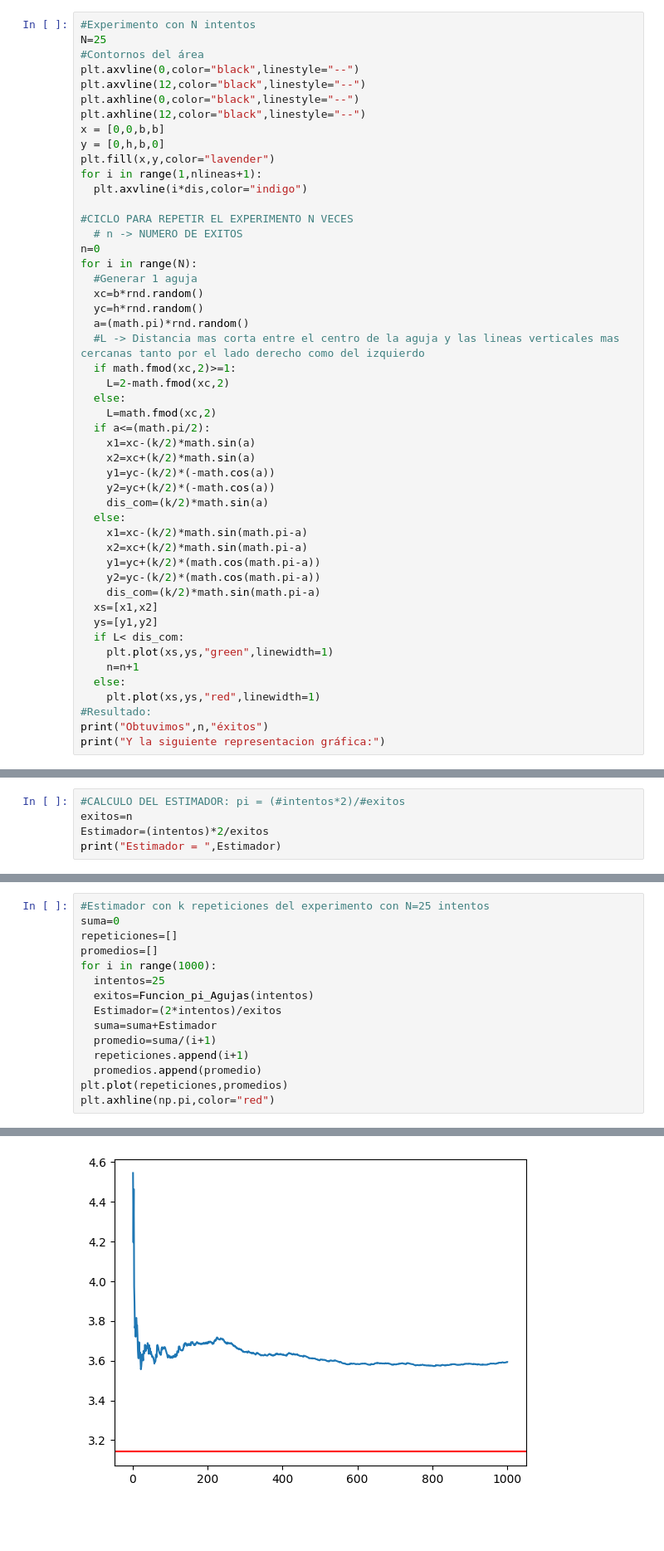
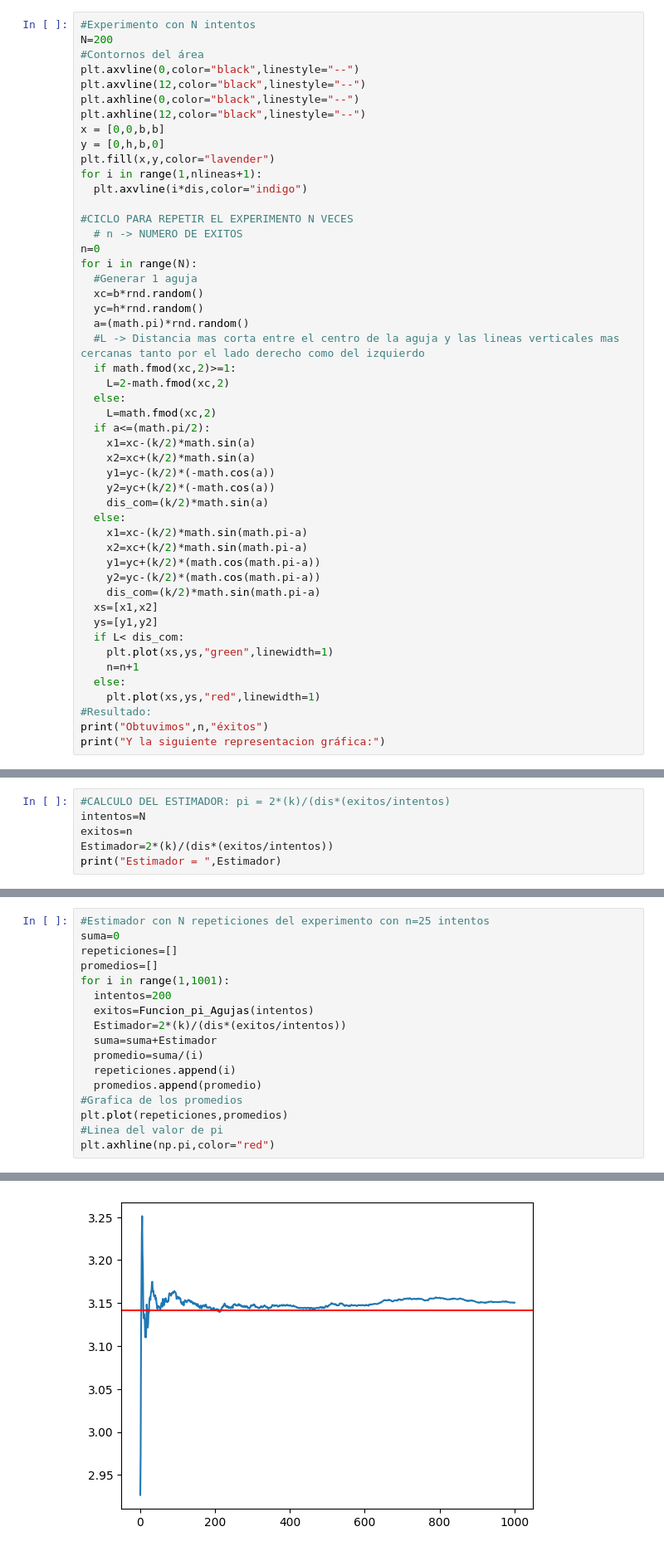
Before and after one commit to Wenypb/Simulacion, a Jupyter notebook: Aguja_Bufon.ipynb, the cells around one changed output, grey strips where cells are left out. Shown at 83% size. Cells and saved outputs as stored; diff of their text form; blank space fills up the shorter version.

```diff
--- a/Aguja_Bufon.ipynb
+++ b/Aguja_Bufon.ipynb
@@ -50,6 +86,6 @@ plt.show()
 # %%
 #Experimento con N intentos
-N=25
+N=200
 #Contornos del área
 plt.axvline(0,color="black",linestyle="--")
 plt.axvline(12,color="black",linestyle="--")
@@ -103,6 +145,7 @@ Y la siguiente representacion gráfica:
 # %%
-#CALCULO DEL ESTIMADOR: pi = (#intentos*2)/#exitos
+#CALCULO DEL ESTIMADOR: pi = 2*(k)/(dis*(exitos/intentos)
+intentos=N
 exitos=n
-Estimador=(intentos)*2/exitos
+Estimador=2*(k)/(dis*(exitos/intentos))
 print("Estimador = ",Estimador)
 # %% [output]
@@ -138,20 +183,22 @@ def Funcion_pi_Agujas(N):
       n=n+1
   return n
 # %%
-#Estimador con k repeticiones del experimento con N=25 intentos
+#Estimador con N repeticiones del experimento con n=25 intentos
 suma=0
 repeticiones=[]
 promedios=[]
-for i in range(1000):
-  intentos=25
+for i in range(1,1001):
+  intentos=200
   exitos=Funcion_pi_Agujas(intentos)
-  Estimador=(2*intentos)/exitos
+  Estimador=2*(k)/(dis*(exitos/intentos))
   suma=suma+Estimador
-  promedio=suma/(i+1)
-  repeticiones.append(i+1)
+  promedio=suma/(i)
+  repeticiones.append(i)
   promedios.append(promedio)
+#Grafica de los promedios
 plt.plot(repeticiones,promedios)
+#Linea del valor de pi
 plt.axhline(np.pi,color="red")
 # %% [output]
 <matplotlib.lines.Line2D at 0x...>
-[figure, old version]
+[figure, new version]
```
Also changed, not shown: parts of 19 cells of this notebook.
